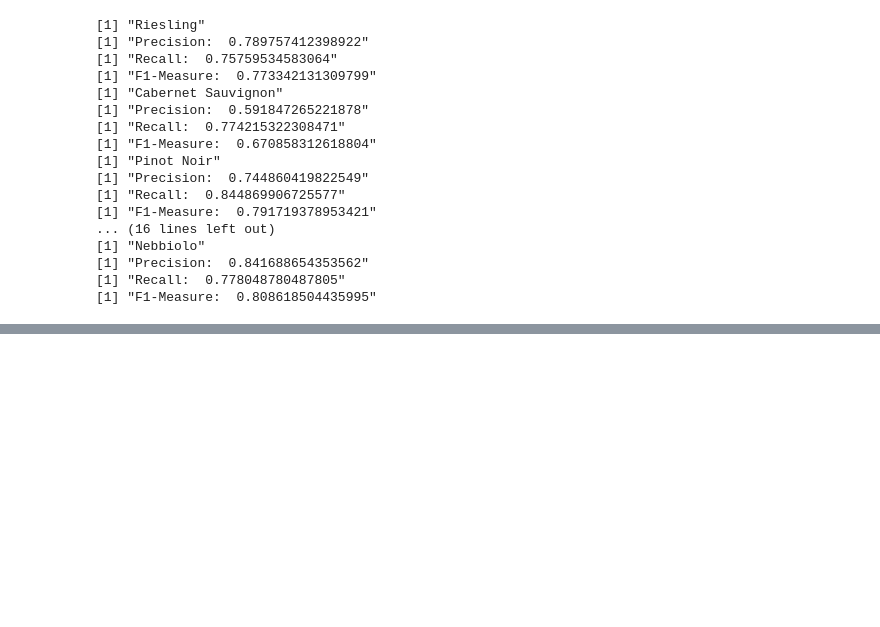
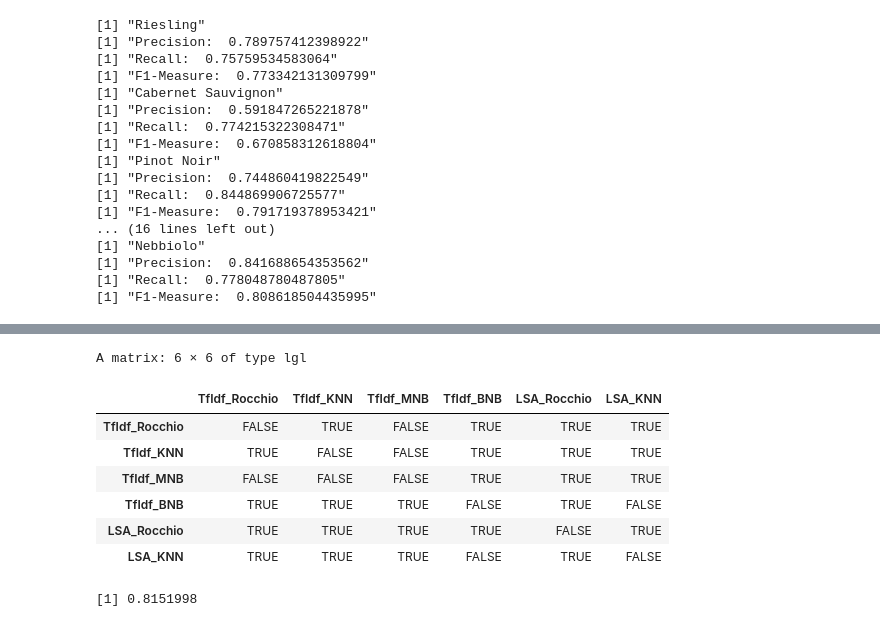
Before and after one commit to andrix17/proWine, a Jupyter notebook: notebook/TF-IDFClassification.ipynb, the cells around one changed output, grey strips where cells are left out. Cells and saved outputs as stored; diff of their text form; code cells hidden in the pictures; blank space fills up the shorter version.

```diff
--- a/notebook/TF-IDFClassification.ipynb
+++ b/notebook/TF-IDFClassification.ipynb
@@ -637,0 +649,15 @@ for (x in unique(test_variety)){
+# %%
+confidenceInterval <- function(N,acc,prob) {
+  plusMinus <- ZhalfAlpha(prob)*((ZhalfAlpha(prob)^2 + 4*N*acc - 4*N*(acc^2))^0.5)
+  first <- 2*N*acc+(ZhalfAlpha(prob)^2)
+  den <- 2*(N+(ZhalfAlpha(prob)^2))
+  var <- (1-acc)*acc/N
+  list(minP=(first-plusMinus)/den, acc=acc , maxP=(first+plusMinus)/den, var=var)
+}
+# %%
+TfIdf_Rocchio <- confidenceInterval(length(test_variety),acc_TfIdf_Rocchio,0.95)
+TfIdf_KNN <- confidenceInterval(length(test_variety),acc_TfIdf_KNN,0.95)
+TfIdf_MNB <- confidenceInterval(length(test_variety),acc_TfIdf_MNB,0.95)
+TfIdf_BNB <- confidenceInterval(length(test_variety),acc_TfIdf_BNB,0.95)
+LSA_Rocchio <- confidenceInterval(length(test_variety),acc_LSA_Rocchio,0.95)
+LSA_KNN <- confidenceInterval(length(test_variety),acc_LSA_KNN,0.95)
@@ -637,0 +748,10 @@ for (x in unique(test_variety)){
+# %%
+diff_stat_significant <- function(e1,var1,e2,var2,confidence) {
+  D=e1-e2
+  varD=var1+var2
+  (D-ZhalfAlpha(confidence)*varD^0.5) * (D+ZhalfAlpha(confidence)*varD^0.5)>0
+}
+# %%
+matrix95 <- rbind(unlist(TfIdf_Rocchio),unlist(TfIdf_KNN),unlist(TfIdf_MNB),unlist(TfIdf_BNB),unlist(LSA_Rocchio),unlist(LSA_KNN))
+rownames(matrix95)<-c("TfIdf_Rocchio","TfIdf_KNN","TfIdf_MNB","TfIdf_BNB","LSA_Rocchio","LSA_KNN")
+matrix95
@@ -637,0 +767,11 @@ for (x in unique(test_variety)){
+# %%
+apply(matrix95,1,function(x) apply(matrix95,1, function(y) diff_stat_significant(1-x["acc"],x["var"], 1-y["acc"], y["var"], 0.95)))
+# %% [output]
+A matrix: 6 × 6 of type lgl
+|  | TfIdf_Rocchio | TfIdf_KNN | TfIdf_MNB | TfIdf_BNB | LSA_Rocchio | LSA_KNN |
+| TfIdf_Rocchio | FALSE | TRUE | FALSE | TRUE | TRUE | TRUE |
+| TfIdf_KNN | TRUE | FALSE | FALSE | TRUE | TRUE | TRUE |
+| TfIdf_MNB | FALSE | FALSE | FALSE | TRUE | TRUE | TRUE |
+| TfIdf_BNB | TRUE | TRUE | TRUE | FALSE | TRUE | FALSE |
+| LSA_Rocchio | TRUE | TRUE | TRUE | TRUE | FALSE | TRUE |
+| LSA_KNN | TRUE | TRUE | TRUE | FALSE | TRUE | FALSE |
@@ -637,0 +780,5 @@ for (x in unique(test_variety)){
+# %%
+reverseZhalfalpha<-function(x) pnorm(x)*2-1
+reverseZhalfalpha(Z)
+# %% [output]
+[1] 0.8151998
```
Also changed, not shown: parts of 16 cells of this notebook.
